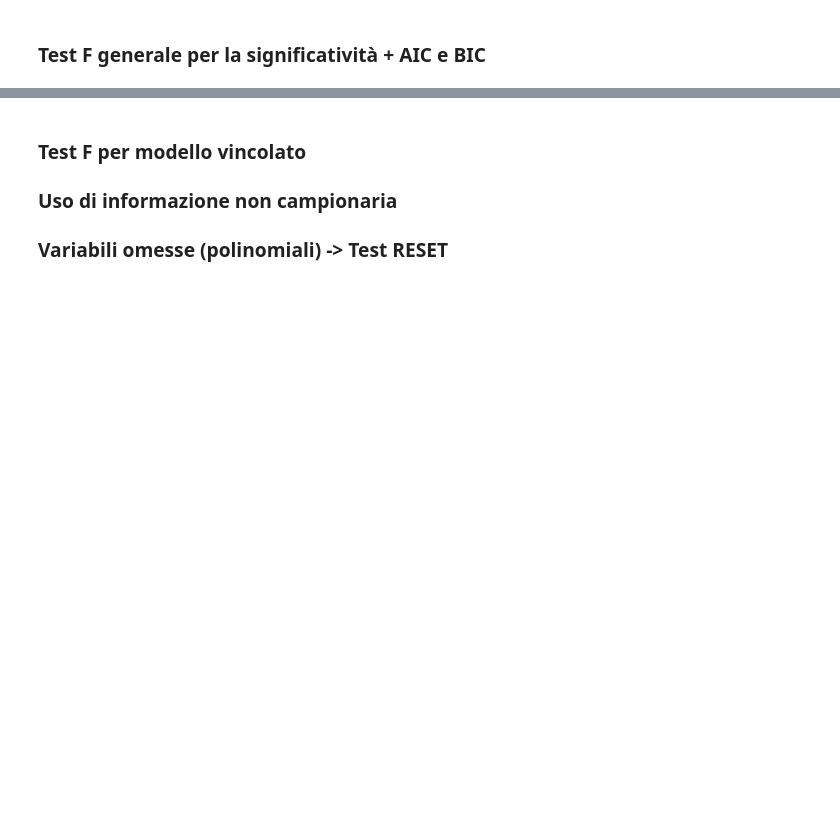
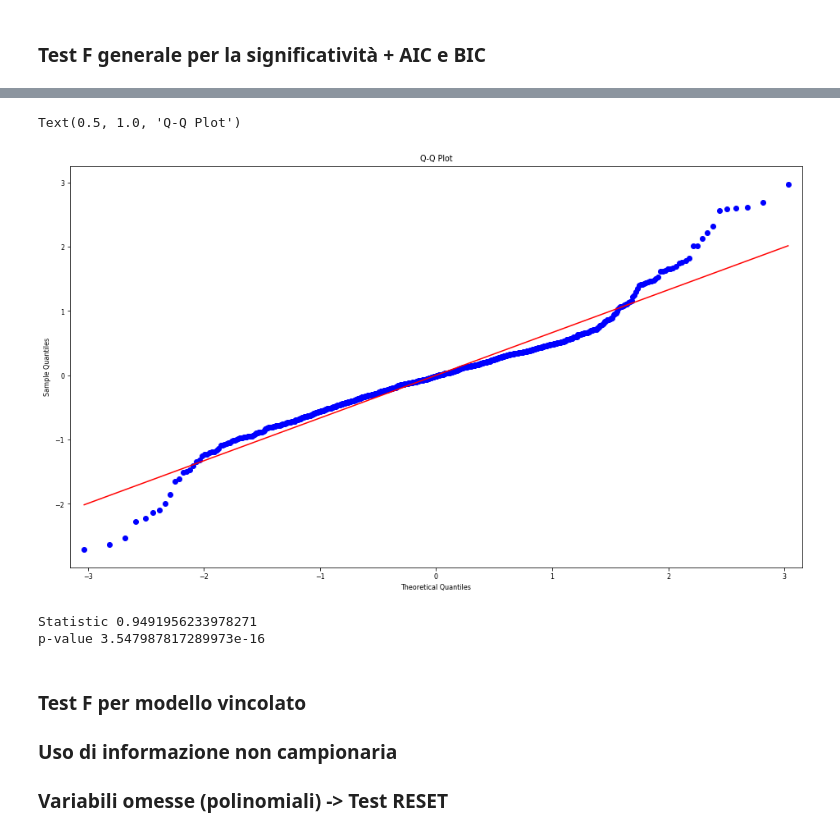
Before and after one commit to alepistola/HumanDataScience, a Jupyter notebook: hds_project.ipynb, the cells around one changed output, grey strips where cells are left out. Cells and saved outputs as stored; diff of their text form; code cells hidden in the pictures; blank space fills up the shorter version.

```diff
--- a/hds_project.ipynb
+++ b/hds_project.ipynb
@@ -1235,0 +1285,20 @@ plt.show()
+# %%
+fig = plt.figure(figsize = (16, 9))
+ax = fig.add_subplot(111)
+
+sm.qqplot(log_lin_result.resid, dist = stats.norm, line = 's', ax = ax)
+
+ax.set_title("Q-Q Plot")
+# %% [output]
+Text(0.5, 1.0, 'Q-Q Plot')
+[figure, added]
+# %%
+labels = ["Statistic", "p-value"]
+
+norm_res = stats.shapiro(log_lin_result.resid)
+
+for key, val in dict(zip(labels, norm_res)).items():
+    print(key, val)
+# %% [output]
+Statistic 0.9491956233978271
+p-value 3.547987817289973e-16
```
Also changed, not shown: parts of 17 cells of this notebook.
